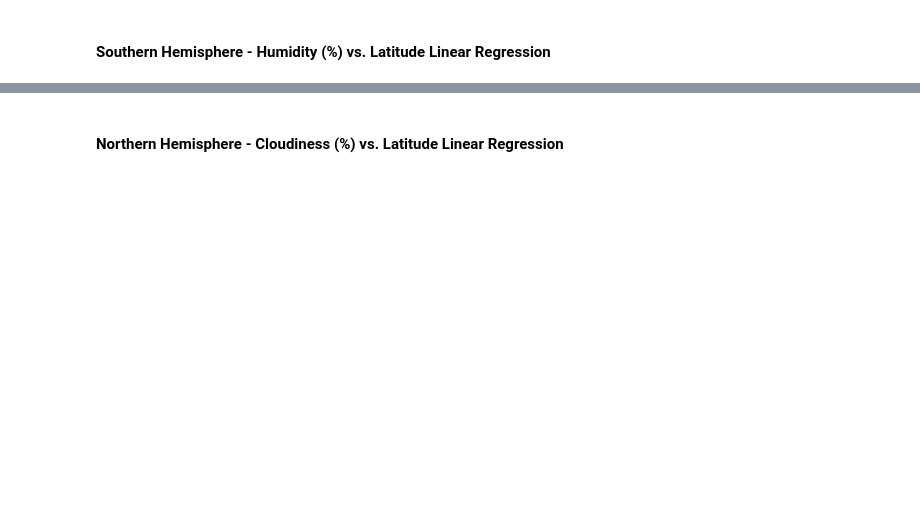
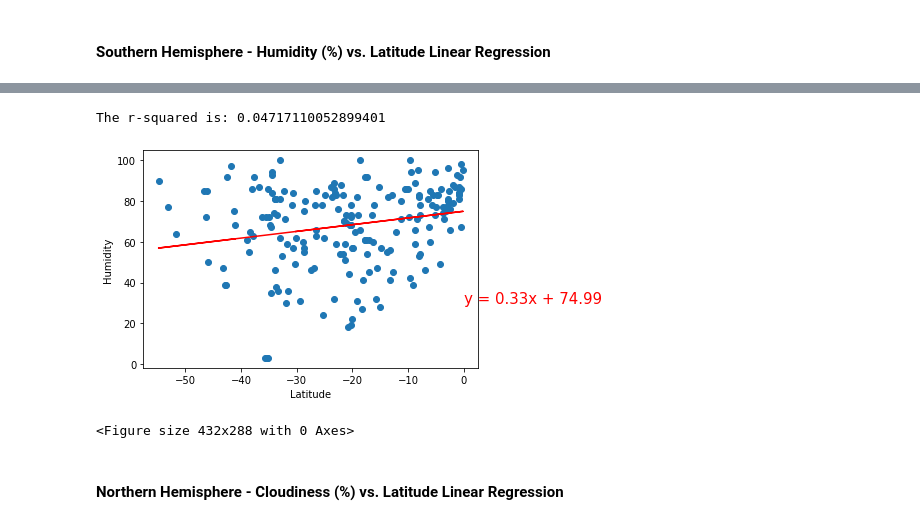
Before and after one commit to jely94/Python-API-Challenge, a Jupyter notebook: WeatherPy.ipynb, the cells around one changed output, grey strips where cells are left out. Saved outputs shown, nothing was run; the diff lists cells and outputs as text; code cells hidden in the pictures; blank space fills up the shorter version.

```diff
--- a/WeatherPy.ipynb
+++ b/WeatherPy.ipynb
@@ -360,2 +378,22 @@ The r-value is: 0.014985174297345524
+# %%
+# Add the linear regression equation and line and plot Southern Hemisphere Humidity
+x_values = s_hem["Lat"]
+y_values = s_hem["Humidity"]
+(slope, intercept, rvalue, pvalue, stderr) = linregress(x_values, y_values)
+regress_values = x_values * slope + intercept
+line_eq = "y = " + str(round(slope,2)) + "x + " + str(round(intercept,2))
+plt.scatter(x_values,y_values)
+plt.plot(x_values,regress_values,"r-")
+plt.annotate(line_eq,(0,30),fontsize=15,color="red")
+plt.xlabel("Latitude")
+plt.ylabel("Humidity")
+print(f"The r-squared is: {rvalue**2}")
+plt.show()
+# Save the figure
+plt.savefig("Output_Data/Southern Hemisphere vs. Humidity.png")
+# %% [output]
+The r-squared is: 0.04717110052899401
+[figure, added]
+<Figure size 432x288 with 0 Axes>
 # %% [markdown]
 ####  Northern Hemisphere - Cloudiness (%) vs. Latitude Linear Regression
```
Also changed, not shown: parts of 13 cells of this notebook, 8 other files.
